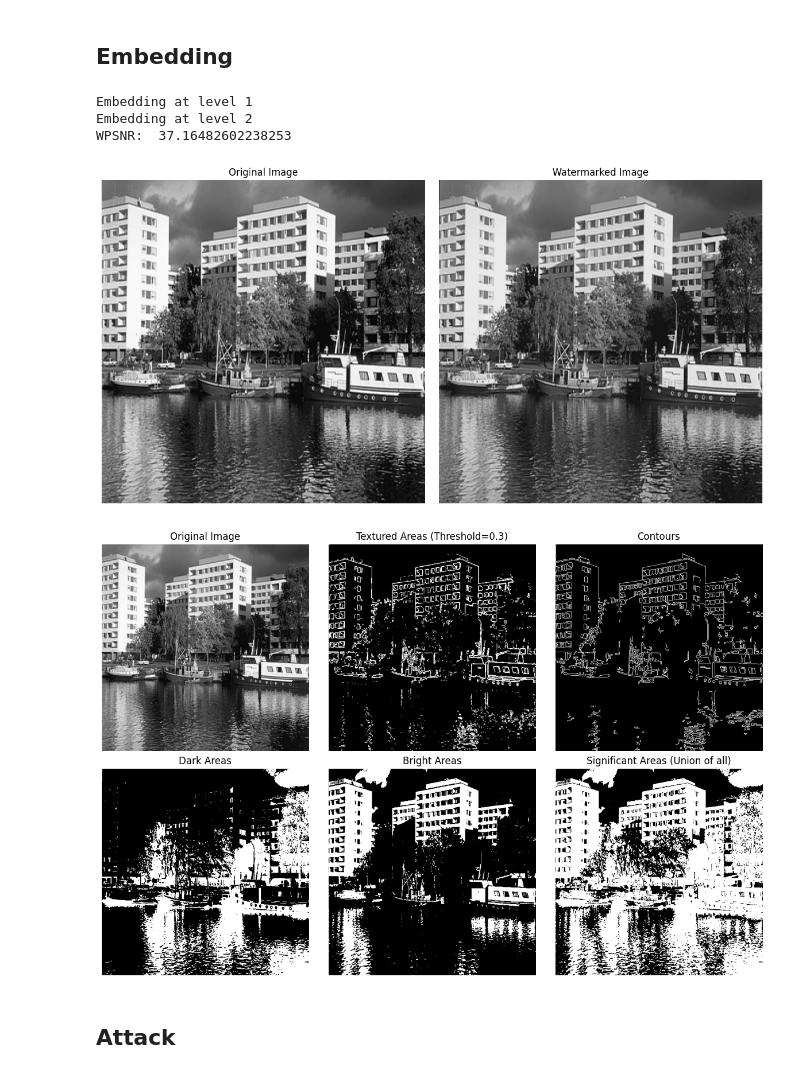
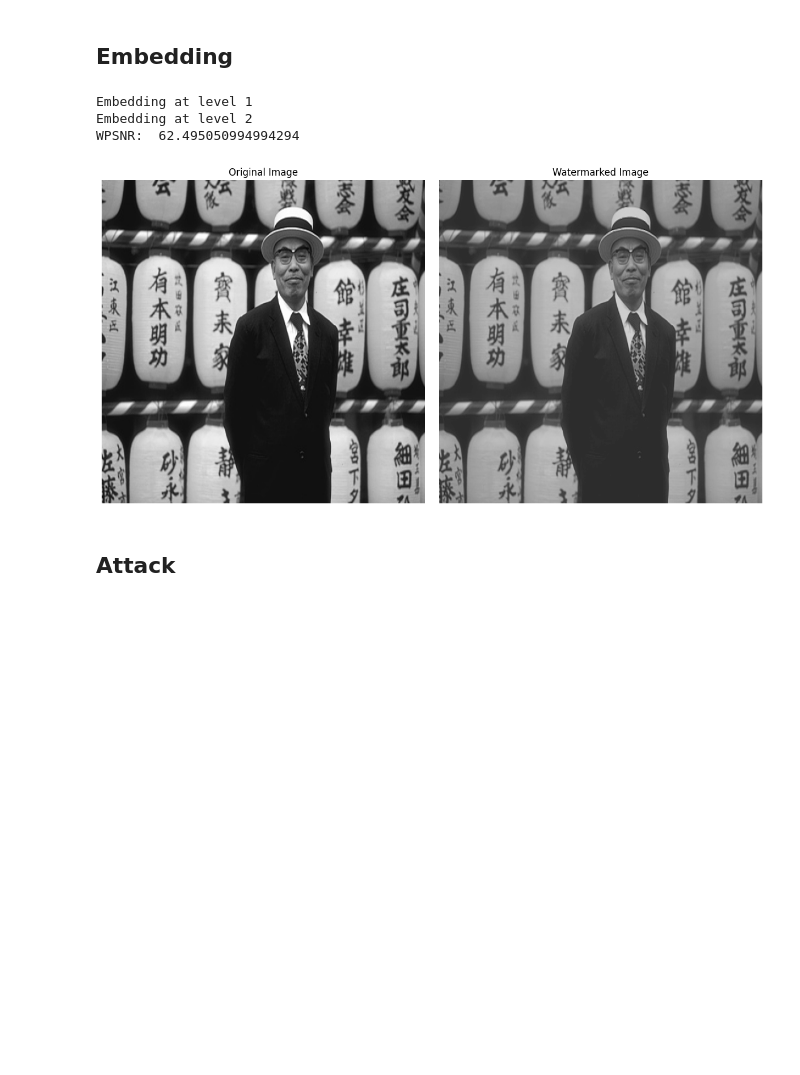
Before and after one commit to EddieVeronese/Multimedia-Data-Security, a Jupyter notebook: demo.ipynb, the cells around one changed output. Saved outputs shown, nothing was run; the diff lists cells and outputs as text; code cells hidden in the pictures; blank space fills up the shorter version.

```diff
--- a/demo.ipynb
+++ b/demo.ipynb
@@ -33,39 +33,36 @@ def wpsnr(img1, img2):
 # %%
 
 watermark = np.load('mediavault.npy')
 
-image_path = './images/0099.bmp'
+image_path = './images/0080.bmp'
 
 watermarked_image = embedding(image_path, watermark)
 
 
 original_image = cv2.imread(image_path, cv2.IMREAD_GRAYSCALE)
 
 image_wpsnr=wpsnr(original_image, watermarked_image)
 print("WPSNR: ", image_wpsnr)
 
 plt.figure(figsize=(18, 6))
 
 plt.subplot(1, 3, 1)
 plt.imshow(original_image, cmap='gray')
 plt.title('Original Image')
 plt.axis('off')
 
 plt.subplot(1, 3, 2)
 plt.imshow(watermarked_image, cmap='gray')
 plt.title('Watermarked Image')
 plt.axis('off')
 
 plt.tight_layout()
 plt.show()
-
-plot_identified_areas(original_image)
 # %% [output]
 Embedding at level 1
 Embedding at level 2
-WPSNR:  37.16482602238253
+WPSNR:  62.495050994994294
-[figure, old version]
+[figure, new version]
-[figure, removed]
 # %% [markdown]
 ## Attack
 # %%
```
Also changed, not shown: parts of 2 cells of this notebook, 3 other files.
